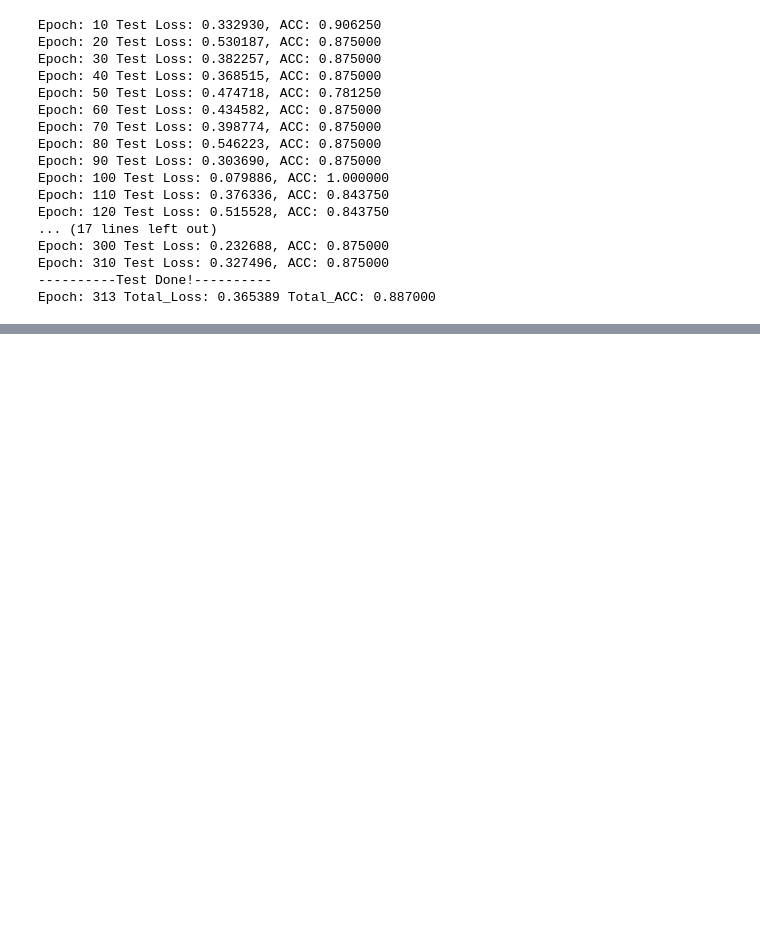
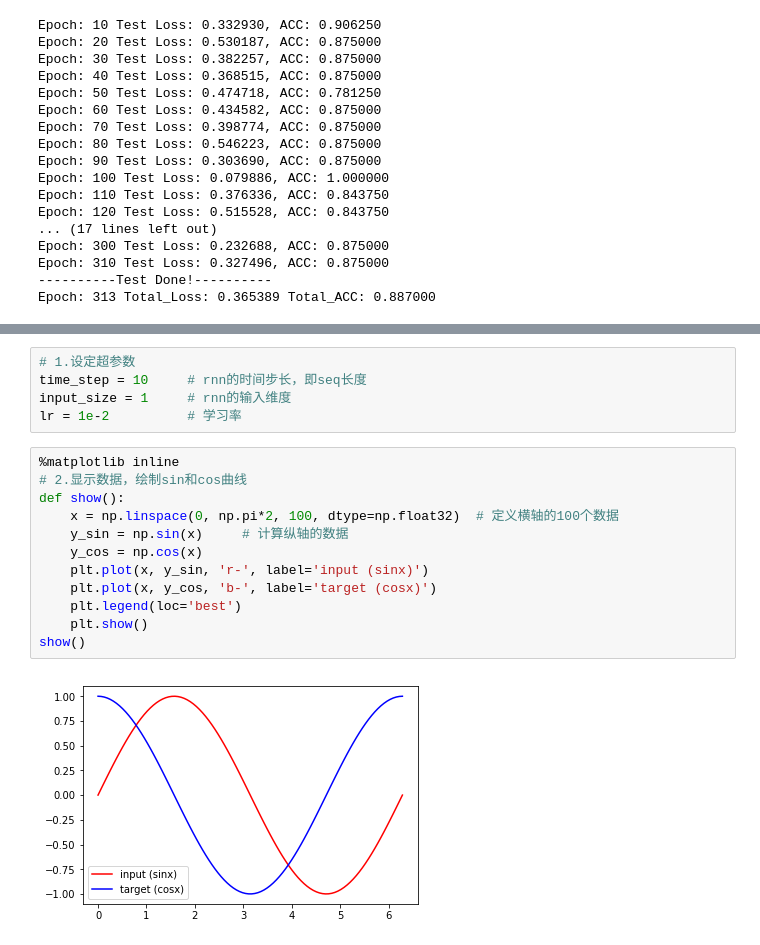
Before and after one commit to 2033329616/PyTorch, a Jupyter notebook: basic/5_循环神经网络.ipynb, the cells around one changed output, grey strips where cells are left out. Cells and saved outputs as stored; diff of their text form; blank space fills up the shorter version.

```diff
--- a/basic/5_循环神经网络.ipynb
+++ b/basic/5_循环神经网络.ipynb
@@ -369,0 +376,19 @@ Epoch: 313 Total_Loss: 0.365389 Total_ACC: 0.887000
+# %%
+# 1.设定超参数
+time_step = 10     # rnn的时间步长，即seq长度
+input_size = 1     # rnn的输入维度
+lr = 1e-2          # 学习率
+# %%
+%matplotlib inline
+# 2.显示数据，绘制sin和cos曲线
+def show():
+    x = np.linspace(0, np.pi*2, 100, dtype=np.float32)  # 定义横轴的100个数据
+    y_sin = np.sin(x)     # 计算纵轴的数据
+    y_cos = np.cos(x)
+    plt.plot(x, y_sin, 'r-', label='input (sinx)')
+    plt.plot(x, y_cos, 'b-', label='target (cosx)')
+    plt.legend(loc='best')
+    plt.show()
+show()
+# %% [output]
+[figure, added]
```
Also changed, not shown: parts of 6 cells of this notebook.
